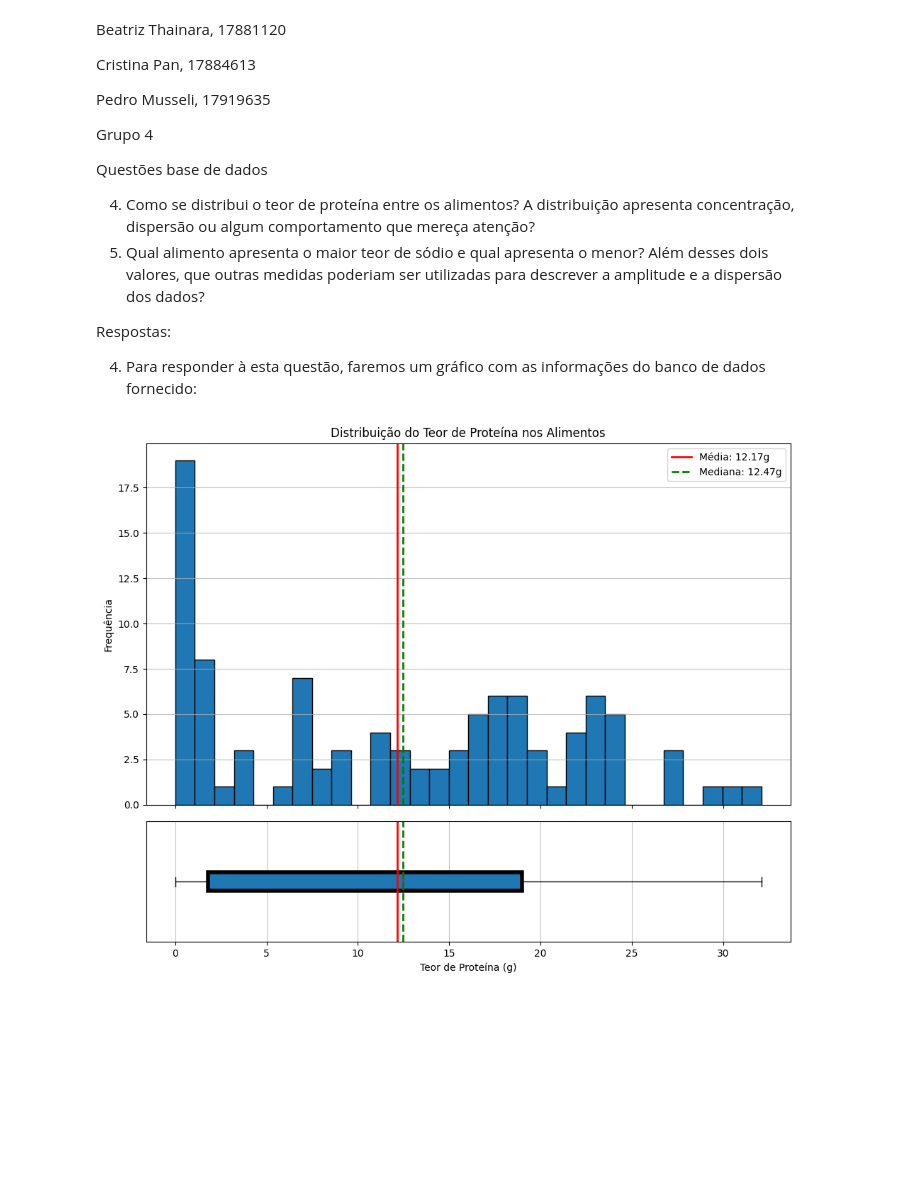
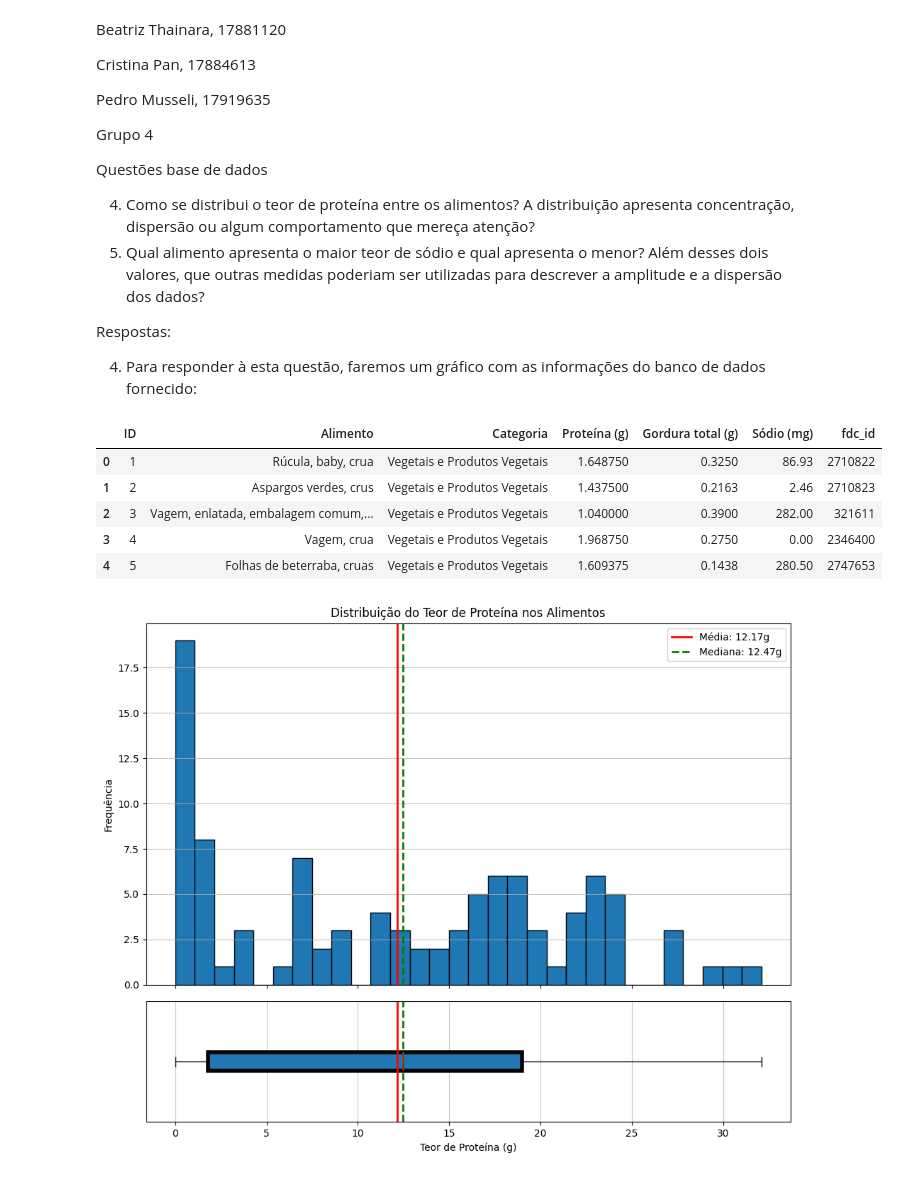
Before and after one commit to pedrogebert-jpg/Alimentos_2026, a Jupyter notebook: tarefa05.ipynb, the cells around one changed output. Drawn from its saved outputs; the diff is of its cells as text; code cells hidden in the pictures; blank space fills up the shorter version.

```diff
--- a/tarefa05.ipynb
+++ b/tarefa05.ipynb
@@ -17,4 +17,19 @@ Questões base de dados
 Respostas:
 
 4. Para responder à esta questão, faremos um gráfico com as informações do banco de dados fornecido:
+# %%
+import pandas as pd
+
+# Carregar o arquivo Excel. Substitua 'caminho/para/seu/arquivo.xlsx' pelo caminho correto do seu arquivo.
+df = pd.read_excel('/content/dadostarefa5.xlsx')
+
+# Exibir as primeiras 5 linhas para verificar se o carregamento foi bem-sucedido
+display(df.head())
+# %% [output]
+|  | ID | Alimento | Categoria | Proteína (g) | Gordura total (g) | Sódio (mg) | fdc_id |
+| 0 | 1 | Rúcula, baby, crua | Vegetais e Produtos Vegetais | 1.648750 | 0.3250 | 86.93 | 2710822 |
+| 1 | 2 | Aspargos verdes, crus | Vegetais e Produtos Vegetais | 1.437500 | 0.2163 | 2.46 | 2710823 |
+| 2 | 3 | Vagem, enlatada, embalagem comum,... | Vegetais e Produtos Vegetais | 1.040000 | 0.3900 | 282.00 | 321611 |
+| 3 | 4 | Vagem, crua | Vegetais e Produtos Vegetais | 1.968750 | 0.2750 | 0.00 | 2346400 |
+| 4 | 5 | Folhas de beterraba, cruas | Vegetais e Produtos Vegetais | 1.609375 | 0.1438 | 280.50 | 2747653 |
 # %%
```
Also changed, not shown: parts of 1 cell of this notebook.
